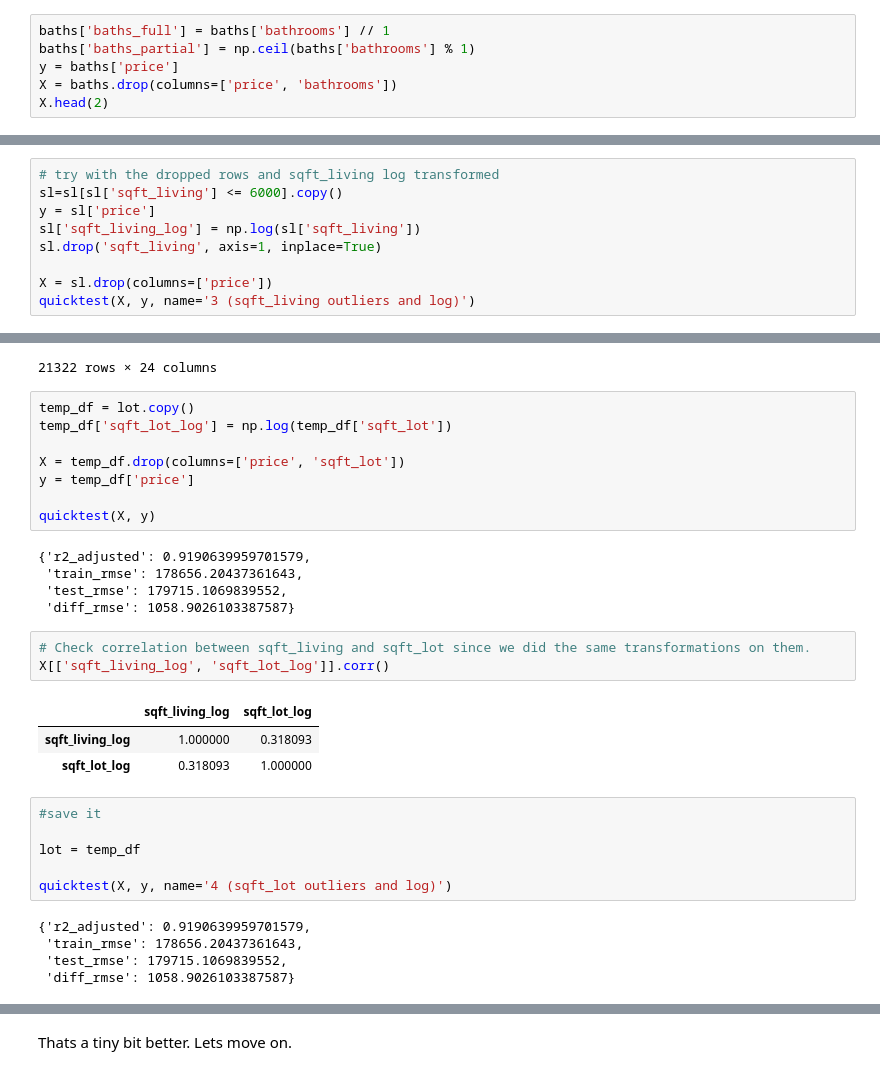
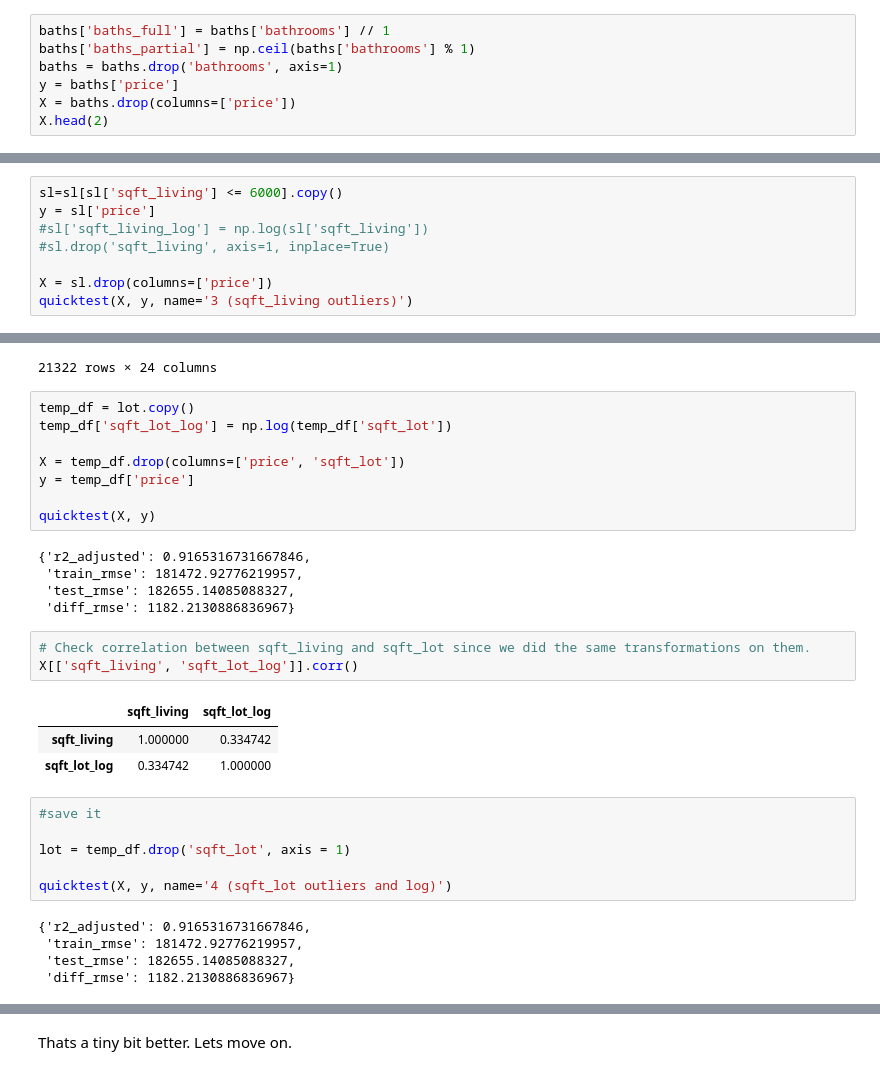
Before and after one commit to benbogart/King-County-Housing-Price, a Jupyter notebook: Good enough.ipynb, the cells around one changed output, grey strips where cells are left out. Drawn from its saved outputs; the diff is of its cells as text.

```diff
--- a/Good enough.ipynb
+++ b/Good enough.ipynb
@@ -610,8 +612,9 @@ For our use case it would be more convenient to be able to talk about the value
 # %%
 baths['baths_full'] = baths['bathrooms'] // 1
 baths['baths_partial'] = np.ceil(baths['bathrooms'] % 1)
+baths = baths.drop('bathrooms', axis=1)
 y = baths['price']
-X = baths.drop(columns=['price', 'bathrooms'])
+X = baths.drop(columns=['price'])
 X.head(2)
 # %% [output]
 |  | bedrooms | sqft_living | sqft_lot | floors | waterfront | view | condition | grade | sqft_above | ... |
@@ -694,10 +697,9 @@ We will keep the log transform and the dropped rows
 # %%
-# try with the dropped rows and sqft_living log transformed
 sl=sl[sl['sqft_living'] <= 6000].copy()
 y = sl['price']
-sl['sqft_living_log'] = np.log(sl['sqft_living'])
-sl.drop('sqft_living', axis=1, inplace=True)
+#sl['sqft_living_log'] = np.log(sl['sqft_living'])
+#sl.drop('sqft_living', axis=1, inplace=True)
 
 X = sl.drop(columns=['price'])
-quicktest(X, y, name='3 (sqft_living outliers and log)')
+quicktest(X, y, name='3 (sqft_living outliers)')
 # %% [output]
@@ -797,28 +799,28 @@ y = temp_df['price']
 
 quicktest(X, y)
 # %% [output]
-{'r2_adjusted': 0.9190639959701579,
- 'train_rmse': 178656.20437361643,
- 'test_rmse': 179715.1069839552,
- 'diff_rmse': 1058.9026103387587}
+{'r2_adjusted': 0.9165316731667846,
+ 'train_rmse': 181472.92776219957,
+ 'test_rmse': 182655.14085088327,
+ 'diff_rmse': 1182.2130886836967}
 # %%
 # Check correlation between sqft_living and sqft_lot since we did the same transformations on them.
-X[['sqft_living_log', 'sqft_lot_log']].corr()
+X[['sqft_living', 'sqft_lot_log']].corr()
 # %% [output]
-|  | sqft_living_log | sqft_lot_log |
-| sqft_living_log | 1.000000 | 0.318093 |
-| sqft_lot_log | 0.318093 | 1.000000 |
+|  | sqft_living | sqft_lot_log |
+| sqft_living | 1.000000 | 0.334742 |
+| sqft_lot_log | 0.334742 | 1.000000 |
 # %%
 #save it
 
-lot = temp_df
+lot = temp_df.drop('sqft_lot', axis = 1)
 
 quicktest(X, y, name='4 (sqft_lot outliers and log)')
 # %% [output]
-{'r2_adjusted': 0.9190639959701579,
- 'train_rmse': 178656.20437361643,
- 'test_rmse': 179715.1069839552,
- 'diff_rmse': 1058.9026103387587}
+{'r2_adjusted': 0.9165316731667846,
+ 'train_rmse': 181472.92776219957,
+ 'test_rmse': 182655.14085088327,
+ 'diff_rmse': 1182.2130886836967}
 # %%
 model_report()
 # %% [output]
```
Also changed, not shown: parts of 217 cells of this notebook, 6 other files.
